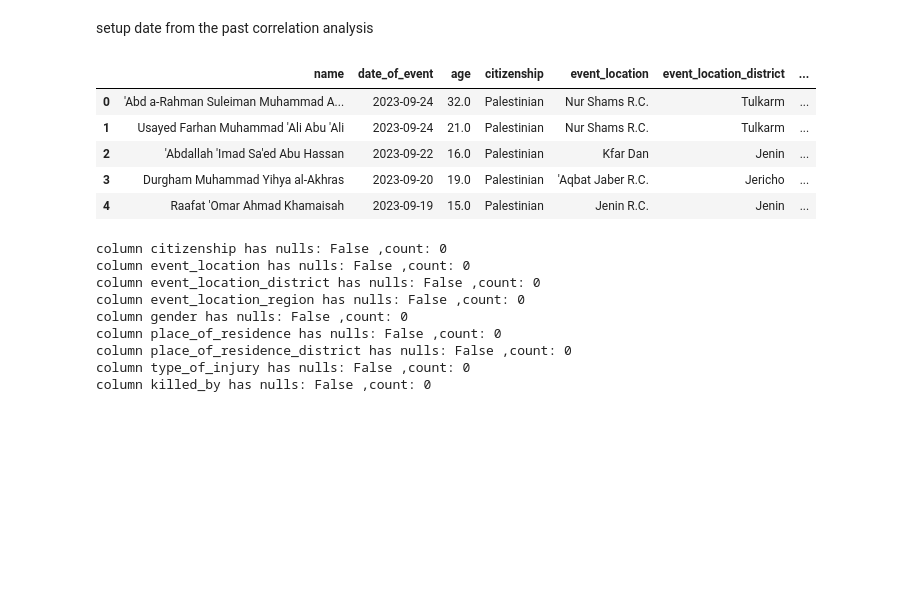
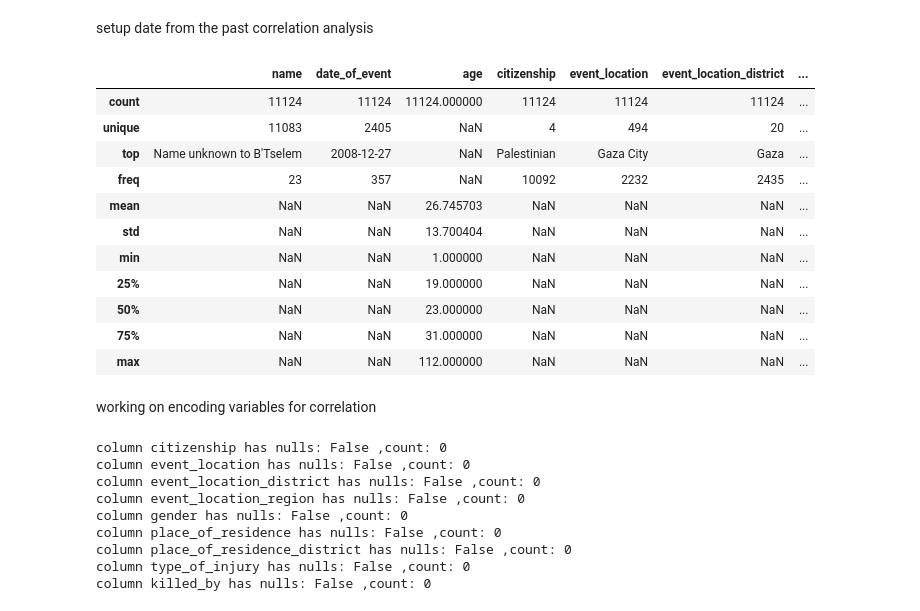
Before and after one commit to exdsgift/IPC-MideastAnalytics, a Jupyter notebook: modeling.ipynb, the cells around one changed output. Saved outputs shown, nothing was run; the diff lists cells and outputs as text; code cells hidden in the pictures; blank space fills up the shorter version.

```diff
--- a/modeling.ipynb
+++ b/modeling.ipynb
@@ -10,14 +12,6 @@ import numpy as np
 setup date from the past correlation analysis
 # %%
 fatalities_df = pd.read_csv('fatalities_isr_pse_conflict_2000_to_2023.csv')
-fatalities_df.head()
-# %% [output]
-|  | name | date_of_event | age | citizenship | event_location | event_location_district | ... |
-| 0 | 'Abd a-Rahman Suleiman Muhammad A... | 2023-09-24 | 32.0 | Palestinian | Nur Shams R.C. | Tulkarm | ... |
-| 1 | Usayed Farhan Muhammad 'Ali Abu 'Ali | 2023-09-24 | 21.0 | Palestinian | Nur Shams R.C. | Tulkarm | ... |
-| 2 | 'Abdallah 'Imad Sa'ed Abu Hassan | 2023-09-22 | 16.0 | Palestinian | Kfar Dan | Jenin | ... |
-| 3 | Durgham Muhammad Yihya al-Akhras | 2023-09-20 | 19.0 | Palestinian | 'Aqbat Jaber R.C. | Jericho | ... |
-| 4 | Raafat 'Omar Ahmad Khamaisah | 2023-09-19 | 15.0 | Palestinian | Jenin R.C. | Jenin | ... |
 # %%
 age_mean = fatalities_df['age'].mean()
 fatalities_df['age'].fillna(age_mean, inplace=True)
@@ -32,9 +26,26 @@ fatalities_df['type_of_injury'].fillna(type_of_injury_mode, inplace=True)
 notes_mode = fatalities_df['notes'].mode()[0]
 fatalities_df['notes'].fillna(notes_mode, inplace=True)
 fatalities_df.drop(['took_part_in_the_hostilities', 'ammunition'], axis=1, inplace=True)
+# %%
+fatalities_df.describe(include="all")
+# %% [output]
+|  | name | date_of_event | age | citizenship | event_location | event_location_district | ... |
+| count | 11124 | 11124 | 11124.000000 | 11124 | 11124 | 11124 | ... |
+| unique | 11083 | 2405 | NaN | 4 | 494 | 20 | ... |
+| top | Name unknown to B'Tselem | 2008-12-27 | NaN | Palestinian | Gaza City | Gaza | ... |
+| freq | 23 | 357 | NaN | 10092 | 2232 | 2435 | ... |
+| mean | NaN | NaN | 26.745703 | NaN | NaN | NaN | ... |
+| std | NaN | NaN | 13.700404 | NaN | NaN | NaN | ... |
+| min | NaN | NaN | 1.000000 | NaN | NaN | NaN | ... |
+| 25% | NaN | NaN | 19.000000 | NaN | NaN | NaN | ... |
+| 50% | NaN | NaN | 23.000000 | NaN | NaN | NaN | ... |
+| 75% | NaN | NaN | 31.000000 | NaN | NaN | NaN | ... |
+| max | NaN | NaN | 112.000000 | NaN | NaN | NaN | ... |
 # %%
 import copy
 data = copy.deepcopy(fatalities_df)
+# %% [markdown]
+working on encoding variables for correlation
 # %%
 cat_cols = ['citizenship', 'event_location','event_location_district', 'event_location_region','gender',
             'place_of_residence','place_of_residence_district', 'type_of_injury','killed_by']
```
Also changed, not shown: parts of 17 cells of this notebook.
